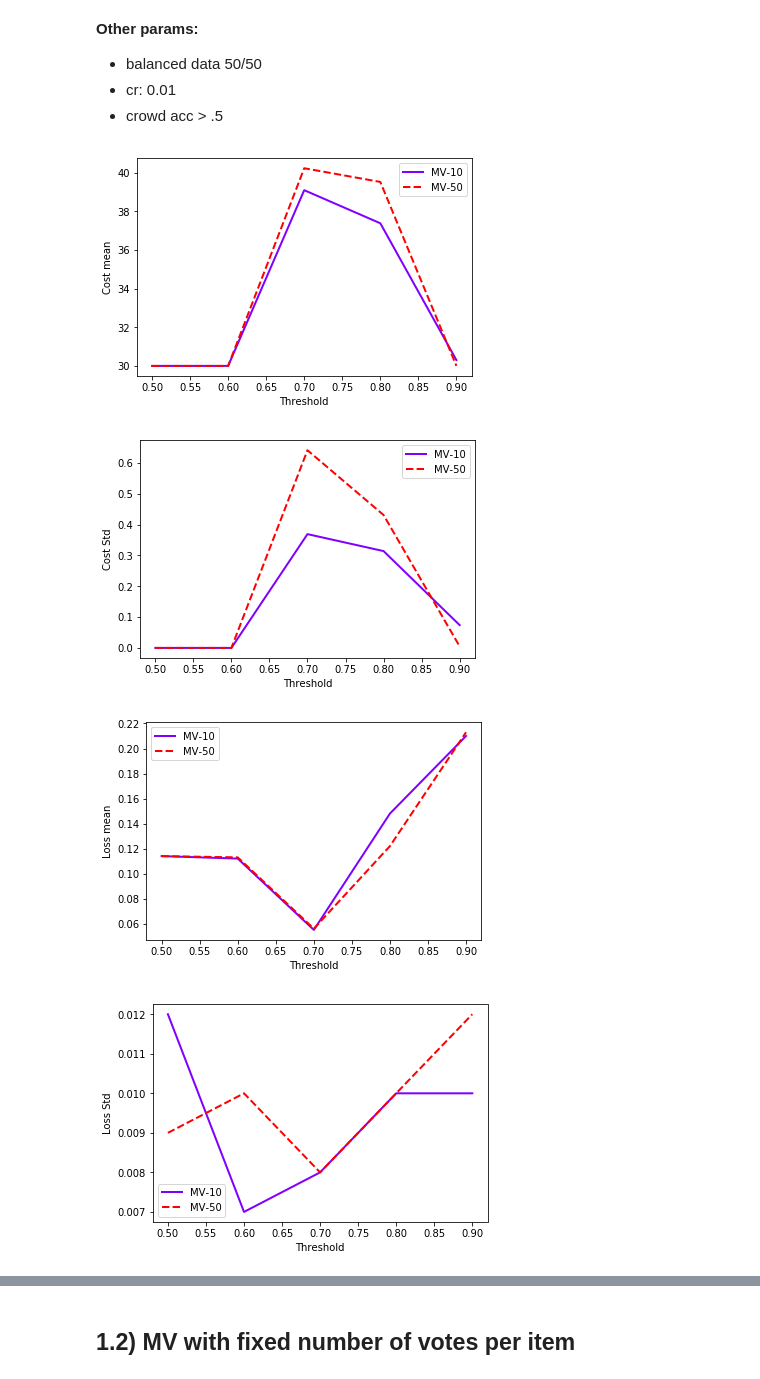
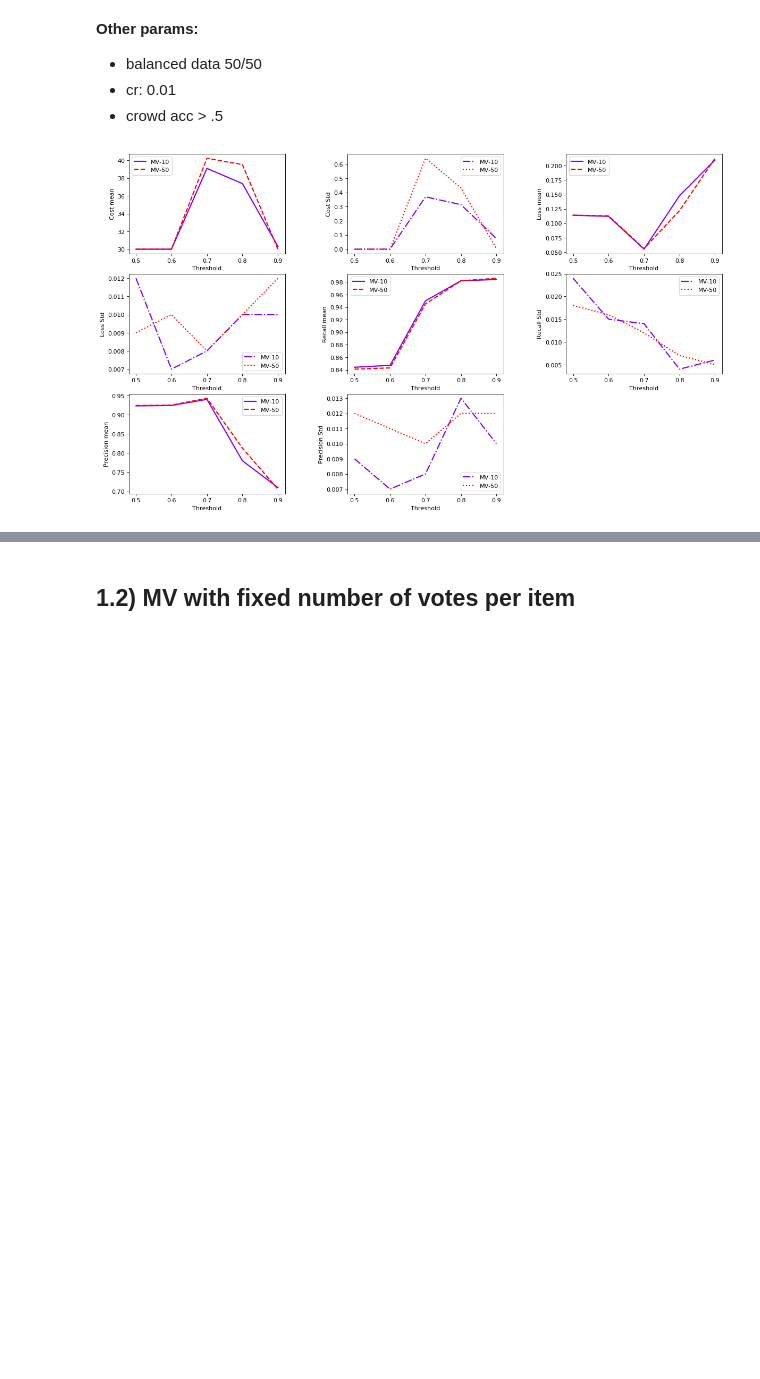
Before and after one commit to pmaglione/classification_model, a Jupyter notebook: main_algorithm_with_experiments.ipynb, the cells around one changed output, grey strips where cells are left out. Cells and saved outputs as stored; diff of their text form; code cells hidden in the pictures; blank space fills up the shorter version.

Commit message:
Results for unbalanced data

```diff
--- a/main_algorithm_with_experiments.ipynb
+++ b/main_algorithm_with_experiments.ipynb
@@ -377,21 +362,17 @@ alg_utils.print_hyperparameters(cf, cr,base_votes_per_item, drawing_simulations_
 - cr: 0.01
 - crowd acc > .5
 # %%
-mv_50 = pd.read_csv('./results/smart_stop_mv_not_expert_i50_d50_cr01.csv')
-mv_10 = pd.read_csv('./results/smart_stop_mv_not_expert_i10_d10_cr01.csv')
+mv_50 = pd.read_csv('./results/smart_stop_mv_not_expert_i50_d50_b5_cr01.csv')
+mv_10 = pd.read_csv('./results/it10_d10_b5/smart_stop_mv_not_expert_i10_d10_b5_cr01.csv')
 
 print_columns = ["Cost mean","Cost Std", "Loss mean", "Loss Std", "Recall mean", "Recall Std", "Precision mean", "Precision Std"]
 
-for column in print_columns:
-    alg_utils.plot_results(cts,
-                           {
-                               "MV-10": mv_10[column],
-                               "MV-50": mv_50[column],
-                           },
-                           "Threshold",
-                           column)
+alg_utils.plot_results(cts,
+                       "Threshold",
+                       {
+                           "MV-10": mv_10,
+                           "MV-50": mv_50,
+                       },
+                       print_columns)
 # %% [output]
-[figure, old version]
+[figure, new version]
-[figure, removed]
-[figure, removed]
-[figure, removed]
```
Also changed, not shown: parts of 19 cells of this notebook, 29 other files.
